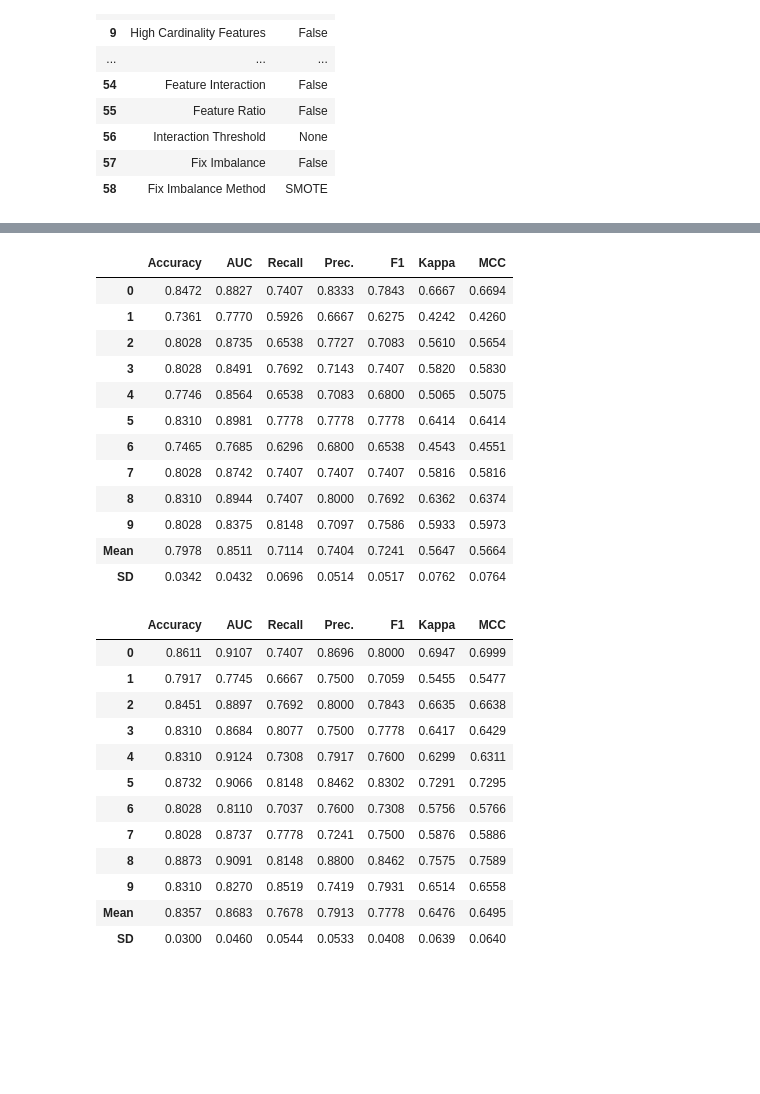
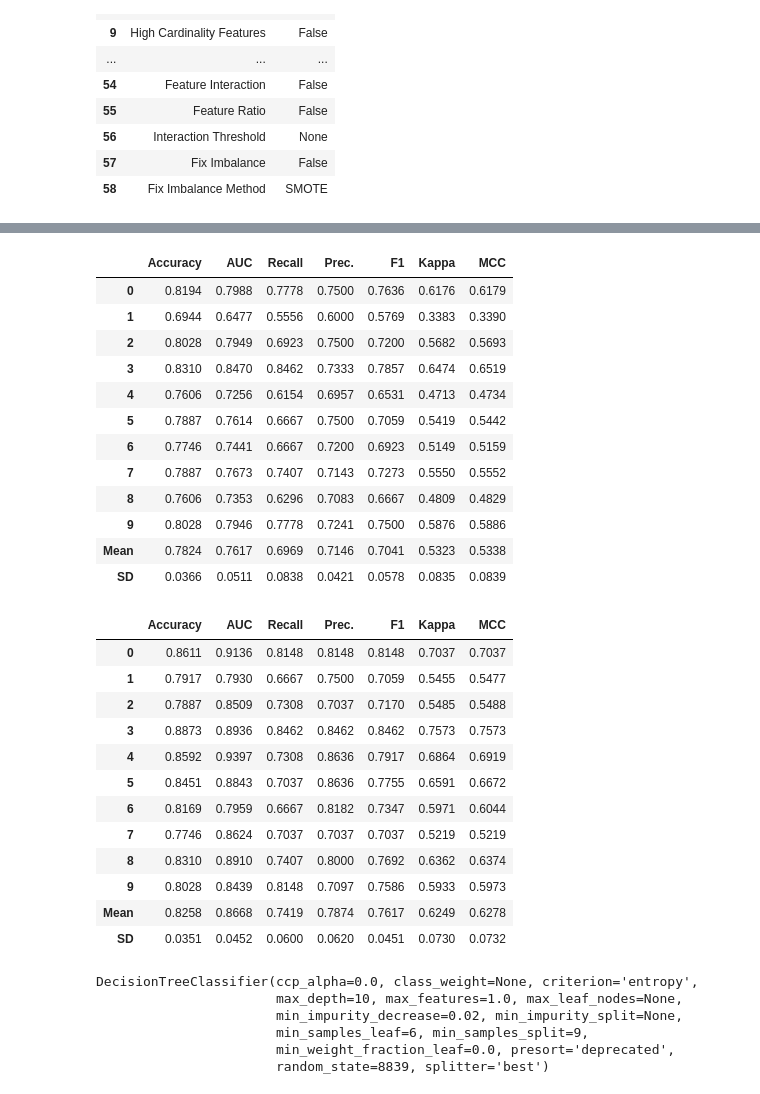
Before and after one commit to afolz121/titanic_model, a Jupyter notebook: model_notebook.ipynb, the cells around one changed output, grey strips where cells are left out. Drawn from its saved outputs; the diff is of its cells as text; code cells hidden in the pictures; blank space fills up the shorter version.

```diff
--- a/model_notebook.ipynb
+++ b/model_notebook.ipynb
@@ -80,37 +86,46 @@ best = compare_models()
 | qda | Quadratic Discriminant Analysis | 0.7401 | 0.7233 | 0.6560 | 0.6650 | 0.6509 | 0.4459 | 0.4541 | 0.1240 |
 | nb | Naive Bayes | 0.4369 | 0.8325 | 0.9811 | 0.3986 | 0.5667 | 0.0713 | 0.1664 | 0.1280 |
 # %%
-catboost = create_model('rf')
+catboost = create_model('dt')
 # %% [output]
 |  | Accuracy | AUC | Recall | Prec. | F1 | Kappa | MCC |
-| 0 | 0.8472 | 0.8827 | 0.7407 | 0.8333 | 0.7843 | 0.6667 | 0.6694 |
-| 1 | 0.7361 | 0.7770 | 0.5926 | 0.6667 | 0.6275 | 0.4242 | 0.4260 |
-| 2 | 0.8028 | 0.8735 | 0.6538 | 0.7727 | 0.7083 | 0.5610 | 0.5654 |
-| 3 | 0.8028 | 0.8491 | 0.7692 | 0.7143 | 0.7407 | 0.5820 | 0.5830 |
-| 4 | 0.7746 | 0.8564 | 0.6538 | 0.7083 | 0.6800 | 0.5065 | 0.5075 |
-| 5 | 0.8310 | 0.8981 | 0.7778 | 0.7778 | 0.7778 | 0.6414 | 0.6414 |
-| 6 | 0.7465 | 0.7685 | 0.6296 | 0.6800 | 0.6538 | 0.4543 | 0.4551 |
-| 7 | 0.8028 | 0.8742 | 0.7407 | 0.7407 | 0.7407 | 0.5816 | 0.5816 |
-| 8 | 0.8310 | 0.8944 | 0.7407 | 0.8000 | 0.7692 | 0.6362 | 0.6374 |
-| 9 | 0.8028 | 0.8375 | 0.8148 | 0.7097 | 0.7586 | 0.5933 | 0.5973 |
-| Mean | 0.7978 | 0.8511 | 0.7114 | 0.7404 | 0.7241 | 0.5647 | 0.5664 |
-| SD | 0.0342 | 0.0432 | 0.0696 | 0.0514 | 0.0517 | 0.0762 | 0.0764 |
+| 0 | 0.8194 | 0.7988 | 0.7778 | 0.7500 | 0.7636 | 0.6176 | 0.6179 |
+| 1 | 0.6944 | 0.6477 | 0.5556 | 0.6000 | 0.5769 | 0.3383 | 0.3390 |
+| 2 | 0.8028 | 0.7949 | 0.6923 | 0.7500 | 0.7200 | 0.5682 | 0.5693 |
+| 3 | 0.8310 | 0.8470 | 0.8462 | 0.7333 | 0.7857 | 0.6474 | 0.6519 |
+| 4 | 0.7606 | 0.7256 | 0.6154 | 0.6957 | 0.6531 | 0.4713 | 0.4734 |
+| 5 | 0.7887 | 0.7614 | 0.6667 | 0.7500 | 0.7059 | 0.5419 | 0.5442 |
+| 6 | 0.7746 | 0.7441 | 0.6667 | 0.7200 | 0.6923 | 0.5149 | 0.5159 |
+| 7 | 0.7887 | 0.7673 | 0.7407 | 0.7143 | 0.7273 | 0.5550 | 0.5552 |
+| 8 | 0.7606 | 0.7353 | 0.6296 | 0.7083 | 0.6667 | 0.4809 | 0.4829 |
+| 9 | 0.8028 | 0.7946 | 0.7778 | 0.7241 | 0.7500 | 0.5876 | 0.5886 |
+| Mean | 0.7824 | 0.7617 | 0.6969 | 0.7146 | 0.7041 | 0.5323 | 0.5338 |
+| SD | 0.0366 | 0.0511 | 0.0838 | 0.0421 | 0.0578 | 0.0835 | 0.0839 |
 # %%
 tuned_cat = tune_model(catboost, n_iter= 100)
 # %% [output]
 |  | Accuracy | AUC | Recall | Prec. | F1 | Kappa | MCC |
-| 0 | 0.8611 | 0.9107 | 0.7407 | 0.8696 | 0.8000 | 0.6947 | 0.6999 |
-| 1 | 0.7917 | 0.7745 | 0.6667 | 0.7500 | 0.7059 | 0.5455 | 0.5477 |
-| 2 | 0.8451 | 0.8897 | 0.7692 | 0.8000 | 0.7843 | 0.6635 | 0.6638 |
-| 3 | 0.8310 | 0.8684 | 0.8077 | 0.7500 | 0.7778 | 0.6417 | 0.6429 |
-| 4 | 0.8310 | 0.9124 | 0.7308 | 0.7917 | 0.7600 | 0.6299 | 0.6311 |
-| 5 | 0.8732 | 0.9066 | 0.8148 | 0.8462 | 0.8302 | 0.7291 | 0.7295 |
-| 6 | 0.8028 | 0.8110 | 0.7037 | 0.7600 | 0.7308 | 0.5756 | 0.5766 |
-| 7 | 0.8028 | 0.8737 | 0.7778 | 0.7241 | 0.7500 | 0.5876 | 0.5886 |
-| 8 | 0.8873 | 0.9091 | 0.8148 | 0.8800 | 0.8462 | 0.7575 | 0.7589 |
-| 9 | 0.8310 | 0.8270 | 0.8519 | 0.7419 | 0.7931 | 0.6514 | 0.6558 |
-| Mean | 0.8357 | 0.8683 | 0.7678 | 0.7913 | 0.7778 | 0.6476 | 0.6495 |
-| SD | 0.0300 | 0.0460 | 0.0544 | 0.0533 | 0.0408 | 0.0639 | 0.0640 |
+| 0 | 0.8611 | 0.9136 | 0.8148 | 0.8148 | 0.8148 | 0.7037 | 0.7037 |
+| 1 | 0.7917 | 0.7930 | 0.6667 | 0.7500 | 0.7059 | 0.5455 | 0.5477 |
+| 2 | 0.7887 | 0.8509 | 0.7308 | 0.7037 | 0.7170 | 0.5485 | 0.5488 |
+| 3 | 0.8873 | 0.8936 | 0.8462 | 0.8462 | 0.8462 | 0.7573 | 0.7573 |
+| 4 | 0.8592 | 0.9397 | 0.7308 | 0.8636 | 0.7917 | 0.6864 | 0.6919 |
+| 5 | 0.8451 | 0.8843 | 0.7037 | 0.8636 | 0.7755 | 0.6591 | 0.6672 |
+| 6 | 0.8169 | 0.7959 | 0.6667 | 0.8182 | 0.7347 | 0.5971 | 0.6044 |
+| 7 | 0.7746 | 0.8624 | 0.7037 | 0.7037 | 0.7037 | 0.5219 | 0.5219 |
+| 8 | 0.8310 | 0.8910 | 0.7407 | 0.8000 | 0.7692 | 0.6362 | 0.6374 |
+| 9 | 0.8028 | 0.8439 | 0.8148 | 0.7097 | 0.7586 | 0.5933 | 0.5973 |
+| Mean | 0.8258 | 0.8668 | 0.7419 | 0.7874 | 0.7617 | 0.6249 | 0.6278 |
+| SD | 0.0351 | 0.0452 | 0.0600 | 0.0620 | 0.0451 | 0.0730 | 0.0732 |
+# %%
+tuned_cat
+# %% [output]
+DecisionTreeClassifier(ccp_alpha=0.0, class_weight=None, criterion='entropy',
+                       max_depth=10, max_features=1.0, max_leaf_nodes=None,
+                       min_impurity_decrease=0.02, min_impurity_split=None,
+                       min_samples_leaf=6, min_samples_split=9,
+                       min_weight_fraction_leaf=0.0, presort='deprecated',
+                       random_state=8839, splitter='best')
 # %%
 test = pd.read_csv('test.csv')
 test_data, passengers1 = cleanse_data(test)
```
Also changed, not shown: parts of 11 cells of this notebook.
